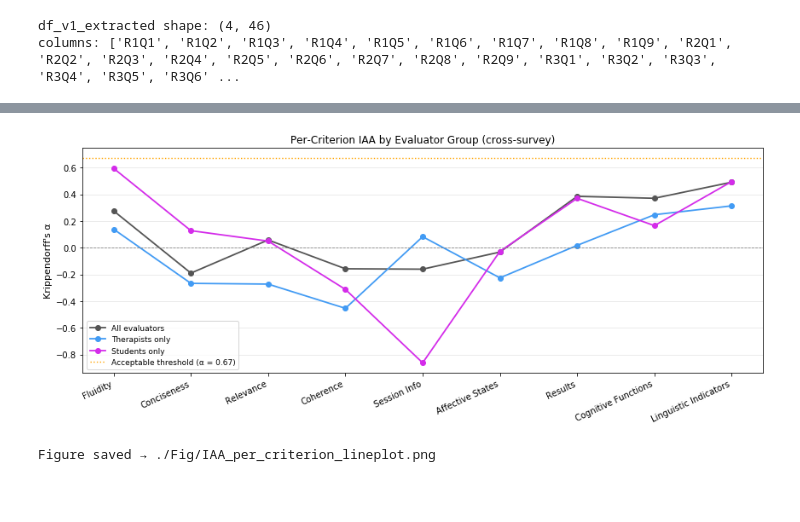
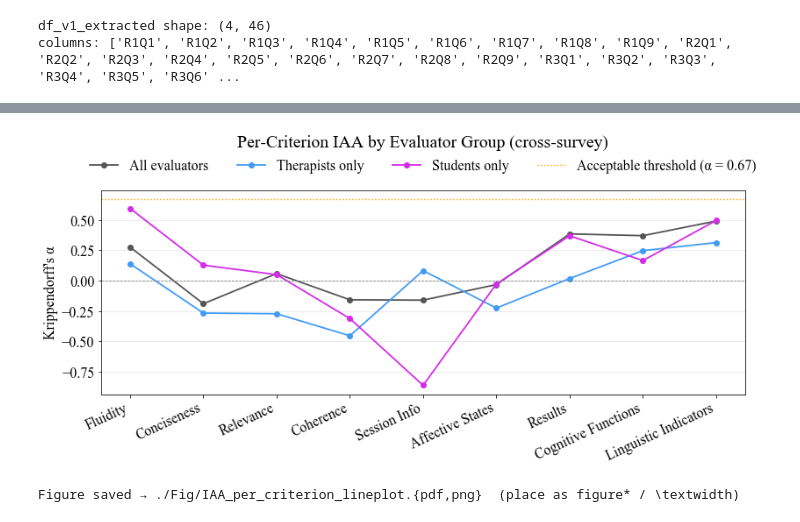
Before and after one commit to yongxin2020/clinical-nlg-human-eval, a Jupyter notebook: code/eval_results.ipynb, the cells around one changed output, grey strips where cells are left out. Drawn from its saved outputs; the diff is of its cells as text; code cells hidden in the pictures; blank space fills up the shorter version.

```diff
--- a/code/eval_results.ipynb
+++ b/code/eval_results.ipynb
@@ -176,7 +214,9 @@ print("[†] Disconnected design: V1 and V2 raters evaluated different reports."
 print("    D_e estimated from pooled distributions — treat as indicative only.")
 
 # ── Bar chart ─────────────────────────────────────────────────────────────────
-fig, ax = plt.subplots(figsize=(7, 4), facecolor="white")
+FIG_W = 7
+fs = paper_fontsizes(FIG_W)
+fig, ax = plt.subplots(figsize=(FIG_W, 4.5), facecolor="white")
 
 labels  = df_iaa_summary.index.tolist()
 alphas  = df_iaa_summary["α"].values
@@ -186,23 +226,25 @@ hatches = ["", "", "/"]
 for i, (label, val, color, hatch) in enumerate(zip(labels, alphas, colors, hatches)):
     bar = ax.bar(i, val, color=color, alpha=0.85, hatch=hatch, width=0.5)
     ax.text(i, val + (0.02 if val >= 0 else -0.06), f"{val:.3f}",
-            ha="center", va="bottom", fontsize=9)
+            ha="center", va="bottom", fontsize=fs["tick"])
 
 ax.set_xticks(range(len(labels)))
-ax.set_xticklabels(labels, fontsize=9)
+ax.set_xticklabels(labels, fontsize=fs["tick"])
+ax.tick_params(axis="y", labelsize=fs["tick"])
 ax.axhline(0,   color="gray",   linestyle="--", linewidth=0.8)
 ax.axhline(0.6, color="orange", linestyle=":",  linewidth=1.2, label="Moderate (0.6)")
 ax.axhline(0.8, color="red",    linestyle=":",  linewidth=1.2, label="Strong (0.8)")
-ax.set_ylabel("Krippendorff's α", fontsize=11)
-ax.set_title("Overall IAA — 4 raters per survey, all 9 criteria", fontsize=11)
+ax.set_ylabel("Krippendorff's α", fontsize=fs["label"])
+ax.set_title("Overall IAA — 4 raters per survey, all 9 criteria", fontsize=fs["title"], pad=fs["title"] * 3)
 ax.set_ylim(-0.1, 0.7)
-ax.legend(fontsize=9)
+ax.legend(fontsize=fs["legend"], frameon=False, loc="lower center",
+          bbox_to_anchor=(0.5, 1.02), ncol=2)
 ax.grid(axis="y", alpha=0.3)
 
 plt.tight_layout()
-plt.savefig("./Fig/IAA_overall_alpha.png", dpi=150)
+savefig_for_paper(fig, "./Fig/IAA_overall_alpha")
 plt.show()
-print("Figure saved → ./Fig/IAA_overall_alpha.png")
+print("Figure saved → ./Fig/IAA_overall_alpha.{pdf,png}")
 # %% [output]
 Krippendorff's Alpha (ordinal) — Overall IAA
 =======================================================
@@ -316,29 +434,34 @@ Linguistic Indicators      0.491           0.496             0.314  -0.156
 # %%
 # ── Line plot: per-criterion alpha for all three groups ───────────────────────
+# Placed as a full-width figure* in LaTeX (9 criteria need the extra width to stay legible).
 group_cols  = ["Cross_all", "Cross_therapists", "Cross_students"]
 group_titles = ["All evaluators", "Therapists only", "Students only"]
 
-fig2, ax2 = plt.subplots(figsize=(12, 5), facecolor="white")
+FIG_W = 12
+fs = paper_fontsizes(FIG_W, placed_width_in=TEXT_WIDTH_IN)
+fig2, ax2 = plt.subplots(figsize=(FIG_W, 5.5), facecolor="white")
 x = np.arange(len(criteria_labels))
 for col, label, color in zip(group_cols, group_titles, ["#555555", "#429bf4", "#d42cea"]):
     ax2.plot(x, df_per_criterion[col].values, marker="o", label=label,
              color=color, linewidth=1.8)
 
 ax2.axhline(0,    color="gray",   linestyle="--", linewidth=0.8)
 ax2.axhline(0.67, color="orange", linestyle=":",  linewidth=1.4, label="Acceptable threshold (α = 0.67)")
 ax2.set_xticks(x)
-ax2.set_xticklabels(criteria_labels.values(), rotation=25, ha="right", fontsize=10)
-ax2.set_ylabel("Krippendorff's α", fontsize=11)
-ax2.set_title("Per-Criterion IAA by Evaluator Group (cross-survey)", fontsize=12)
-ax2.legend(fontsize=9)
+ax2.set_xticklabels(criteria_labels.values(), rotation=25, ha="right", fontsize=fs["tick"])
+ax2.tick_params(axis="y", labelsize=fs["tick"])
+ax2.set_ylabel("Krippendorff's α", fontsize=fs["label"])
+ax2.set_title("Per-Criterion IAA by Evaluator Group (cross-survey)", fontsize=fs["title"], pad=fs["title"] * 2.5)
+ax2.legend(fontsize=fs["legend"], frameon=False, loc="lower center",
+           bbox_to_anchor=(0.5, 1.02), ncol=4)
 ax2.grid(axis="y", alpha=0.3)
 plt.tight_layout()
-plt.savefig("./Fig/IAA_per_criterion_lineplot.png", dpi=150)
+savefig_for_paper(fig2, "./Fig/IAA_per_criterion_lineplot")
 plt.show()
-print("Figure saved → ./Fig/IAA_per_criterion_lineplot.png")
+print("Figure saved → ./Fig/IAA_per_criterion_lineplot.{pdf,png}  (place as figure* / \\textwidth)")
 # %% [output]
-[figure, old version]
+[figure, new version]
-Figure saved → ./Fig/IAA_per_criterion_lineplot.png
+Figure saved → ./Fig/IAA_per_criterion_lineplot.{pdf,png}  (place as figure* / \textwidth)
 # %% [markdown]
 ## Therapist vs. Student Scoring Pattern Comparison
 
```
Also changed, not shown: parts of 17 cells of this notebook, 9 other files.
